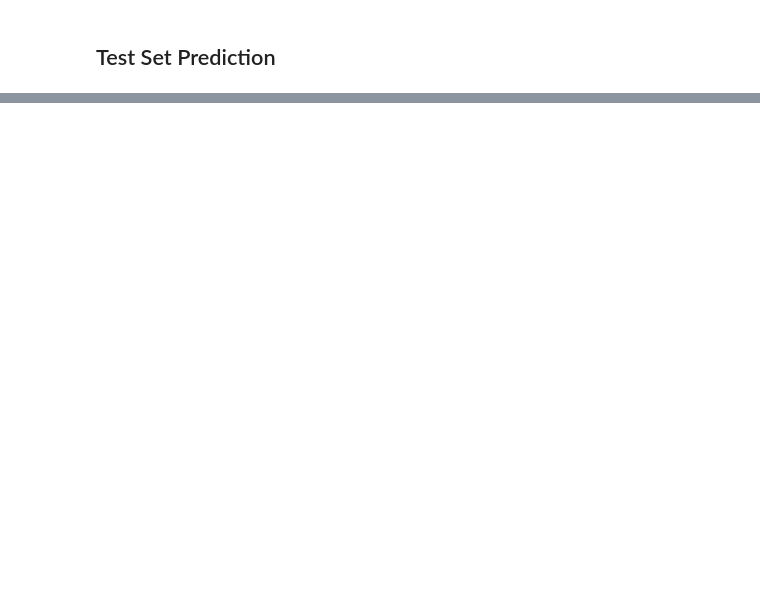
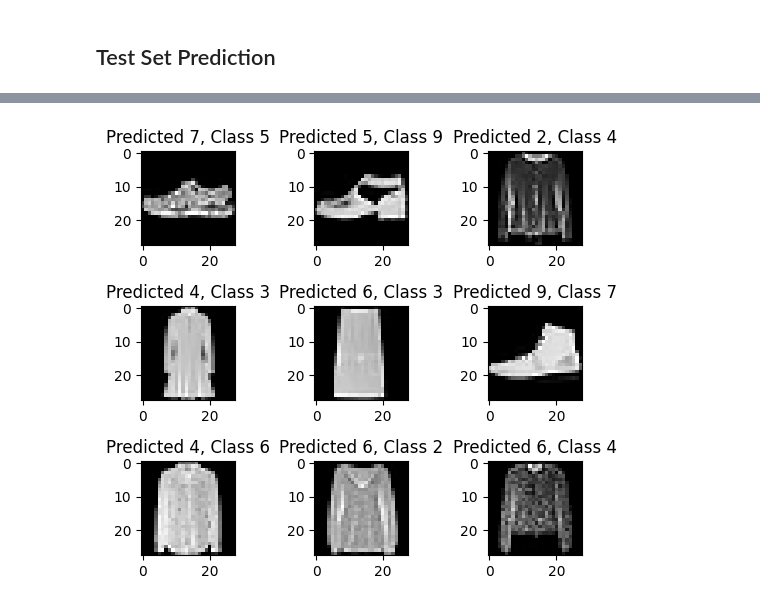
Before and after one commit to ancarlosmendes/2024S-T3-AML3104, a Jupyter notebook: FashionMNISTClassification_ANNsVisuals.ipynb, the cells around one changed output, grey strips where cells are left out. Saved outputs shown, nothing was run; the diff lists cells and outputs as text; code cells hidden in the pictures; blank space fills up the shorter version.

```diff
--- a/FashionMNISTClassification_ANNsVisuals.ipynb
+++ b/FashionMNISTClassification_ANNsVisuals.ipynb
@@ -229,0 +254,13 @@ weighted avg       0.90      0.89      0.89     10000
+# %%
+# Looping through the first 9 incorrectly classified samples
+for i, incorrect_samples in enumerate(incorrect_samples[:9]):
+     # Create a subplot with 3 rows and 3 columns
+    plt.subplot(3, 3, i+1)
+    # Display the image of the incorrectly classified sample
+    plt.imshow(X_test_images[incorrect_samples], cmap='gray', interpolation='none')
+    # Setting the title of the subplot
+    plt.title("Predicted {}, Class {}".format(y_pred_prob[incorrect_samples], y_true[incorrect_samples]))
+    # Adjust the layout to prevent overlap
+    plt.tight_layout()
+# %% [output]
+[figure, added]
```
Also changed, not shown: parts of 9 cells of this notebook.
